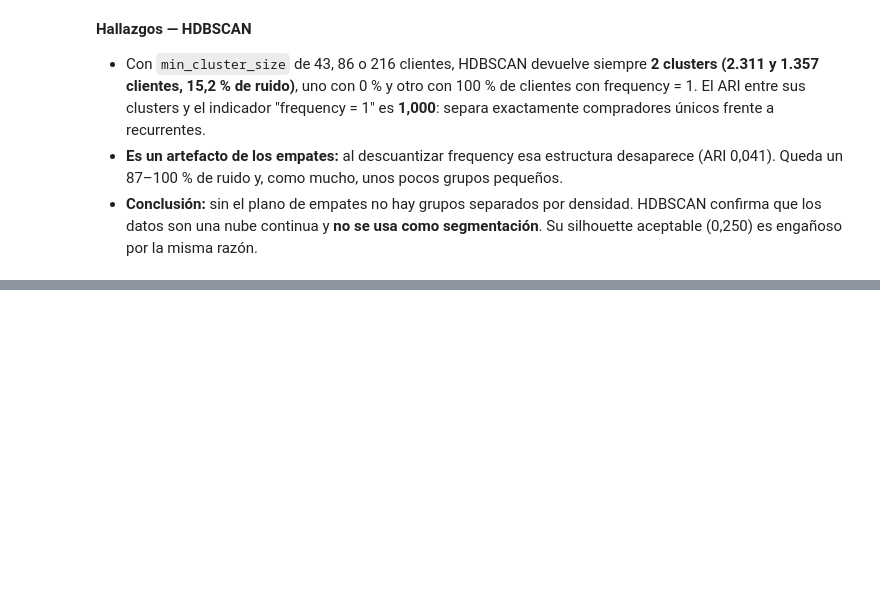
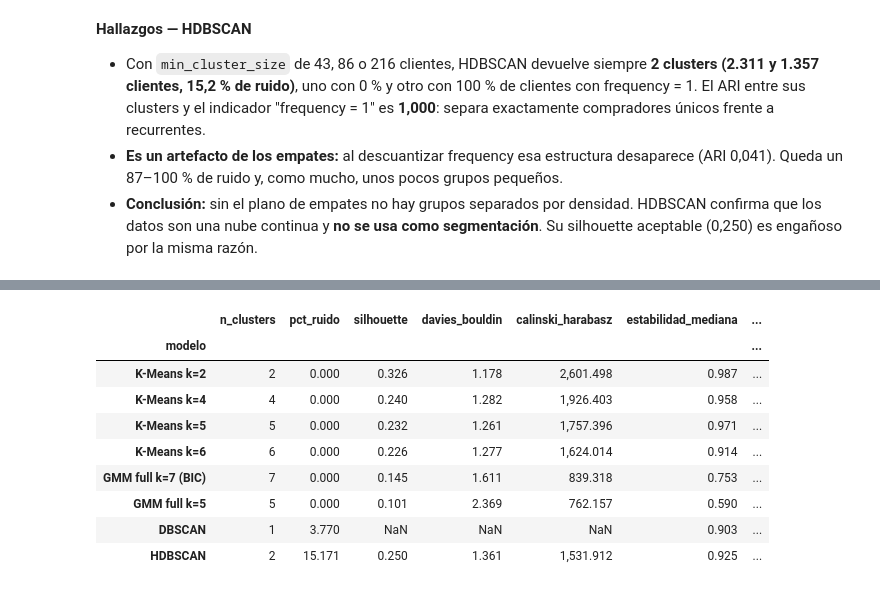
Before and after one commit to Andres766/proeyecto-mineria-de-datos, a Jupyter notebook: notebooks/03_modelado.ipynb, the cells around one changed output, grey strips where cells are left out. Cells and saved outputs as stored; diff of their text form; code cells hidden in the pictures; blank space fills up the shorter version.

```diff
--- a/notebooks/03_modelado.ipynb
+++ b/notebooks/03_modelado.ipynb
@@ -591,0 +601,34 @@ ARI HDBSCAN real vs descuantizado: 0.041
+# %%
+candidatos = {
+    "K-Means k=2": (lambda x, s: ajustar_kmeans(x, 2, s).labels_, Z, Z_desc),
+    "K-Means k=4": (lambda x, s: ajustar_kmeans(x, 4, s).labels_, Z, Z_desc),
+    "K-Means k=5": (lambda x, s: ajustar_kmeans(x, 5, s).labels_, Z, Z_desc),
+    "K-Means k=6": (lambda x, s: ajustar_kmeans(x, 6, s).labels_, Z, Z_desc),
+    f"GMM {GMM_TIPO} k={GMM_K} (BIC)": (lambda x, s: ajustar_gmm(x, GMM_K, GMM_TIPO, REG_COVAR, s).predict(x), Z, Z_desc),
+    f"GMM {GMM_TIPO} k=5": (lambda x, s: ajustar_gmm(x, 5, GMM_TIPO, REG_COVAR, s).predict(x), Z, Z_desc),
+    "DBSCAN": (lambda x, s: ajustar_dbscan(x, EPS, MIN_SAMPLES), Zn, Zn_desc),
+    "HDBSCAN": (lambda x, s: ajustar_hdbscan(x, MCS, MIN_SAMPLES), Zn, Zn_desc),
+}
+particiones, filas = {}, []
+for nombre, (ajustar, datos, datos_desc) in candidatos.items():
+    etiquetas = ajustar(datos, config.RANDOM_STATE)
+    particiones[nombre] = etiquetas
+    estab = estabilidad_submuestreo(datos, ajustar, n_repeticiones=50)
+    m = metricas_internas(Z, etiquetas)
+    validos = etiquetas[etiquetas != -1]
+    filas.append({"modelo": nombre, **m, "estabilidad_mediana": np.median(estab), "estabilidad_p10": np.percentile(estab, 10),
+                  "ARI_descuantizado": ari(etiquetas, ajustar(datos_desc, config.RANDOM_STATE)),
+                  "pct_segmento_menor": 100 * np.bincount(validos - validos.min()).min() / len(etiquetas) if len(validos) else np.nan})
+comparativa = pd.DataFrame(filas).set_index("modelo")
+comparativa
+# %% [output]
+|  | n_clusters | pct_ruido | silhouette | davies_bouldin | calinski_harabasz | estabilidad_mediana | ... |
+| modelo |  |  |  |  |  |  | ... |
+| K-Means k=2 | 2 | 0.000 | 0.326 | 1.178 | 2,601.498 | 0.987 | ... |
+| K-Means k=4 | 4 | 0.000 | 0.240 | 1.282 | 1,926.403 | 0.958 | ... |
+| K-Means k=5 | 5 | 0.000 | 0.232 | 1.261 | 1,757.396 | 0.971 | ... |
+| K-Means k=6 | 6 | 0.000 | 0.226 | 1.277 | 1,624.014 | 0.914 | ... |
+| GMM full k=7 (BIC) | 7 | 0.000 | 0.145 | 1.611 | 839.318 | 0.753 | ... |
+| GMM full k=5 | 5 | 0.000 | 0.101 | 2.369 | 762.157 | 0.590 | ... |
+| DBSCAN | 1 | 3.770 | NaN | NaN | NaN | 0.903 | ... |
+| HDBSCAN | 2 | 15.171 | 0.250 | 1.361 | 1,531.912 | 0.925 | ... |
```
Also changed, not shown: parts of 10 cells of this notebook.
